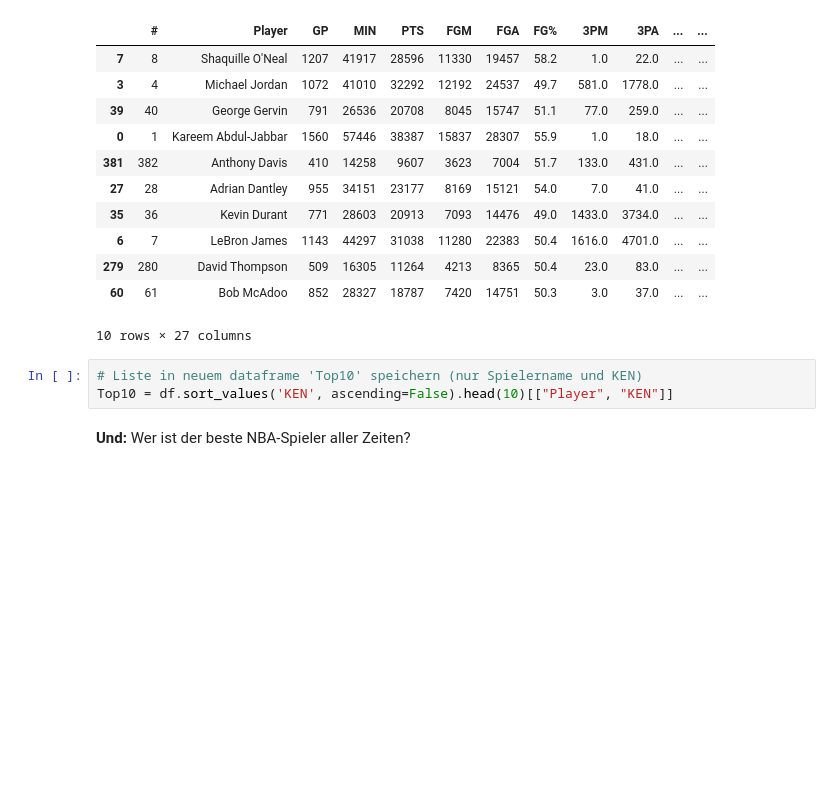
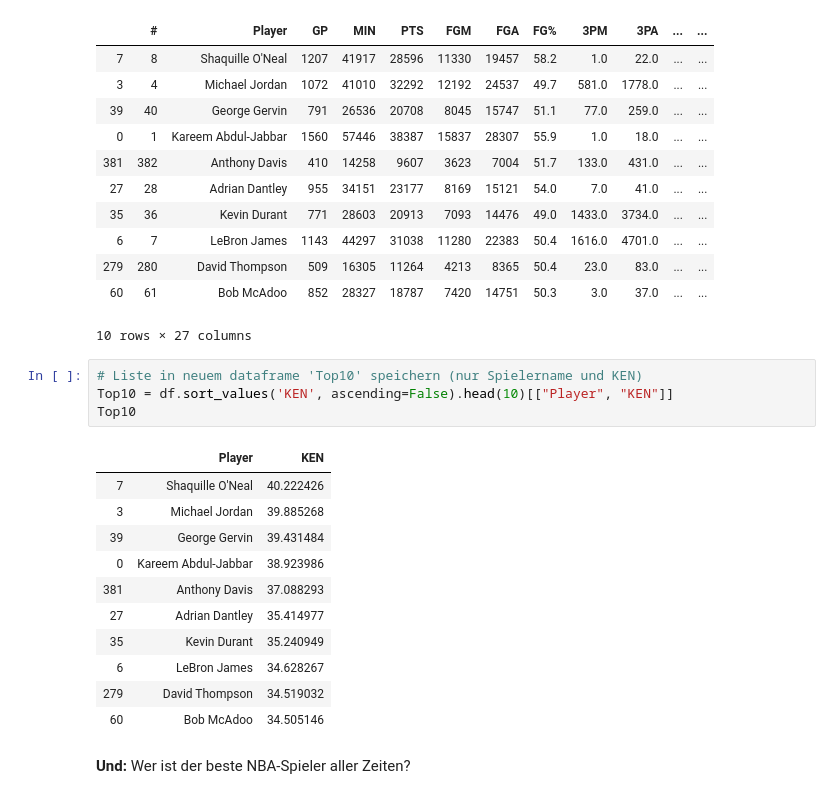
Before and after one commit to Supermarius/Kursdaten-Kopien-zum-Bearbeiten, a Jupyter notebook: 08 Pandas Teil 1/Filtern und Felder kombinieren.ipynb, the cells around one changed output. Cells and saved outputs as stored; diff of their text form; blank space fills up the shorter version.

```diff
--- a/08 Pandas Teil 1/Filtern und Felder kombinieren.ipynb
+++ b/08 Pandas Teil 1/Filtern und Felder kombinieren.ipynb
@@ -519,6 +519,19 @@ df.sort_values('KEN', ascending=False).head(10)
 # %%
 # Liste in neuem dataframe 'Top10' speichern (nur Spielername und KEN)
 Top10 = df.sort_values('KEN', ascending=False).head(10)[["Player", "KEN"]]
+Top10
+# %% [output]
+|  | Player | KEN |
+| 7 | Shaquille O'Neal | 40.222426 |
+| 3 | Michael Jordan | 39.885268 |
+| 39 | George Gervin | 39.431484 |
+| 0 | Kareem Abdul-Jabbar | 38.923986 |
+| 381 | Anthony Davis | 37.088293 |
+| 27 | Adrian Dantley | 35.414977 |
+| 35 | Kevin Durant | 35.240949 |
+| 6 | LeBron James | 34.628267 |
+| 279 | David Thompson | 34.519032 |
+| 60 | Bob McAdoo | 34.505146 |
 # %% [markdown]
 **Und:** Wer ist der beste NBA-Spieler aller Zeiten?
 # %%
```
Also changed, not shown: parts of 14 cells of this notebook, 4 other files.
